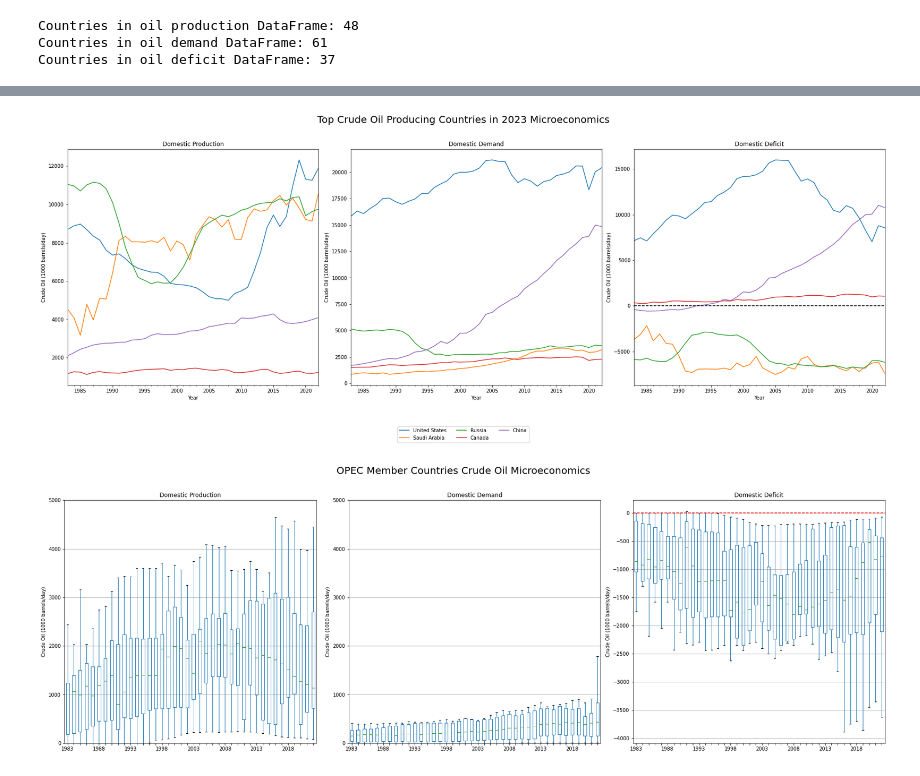
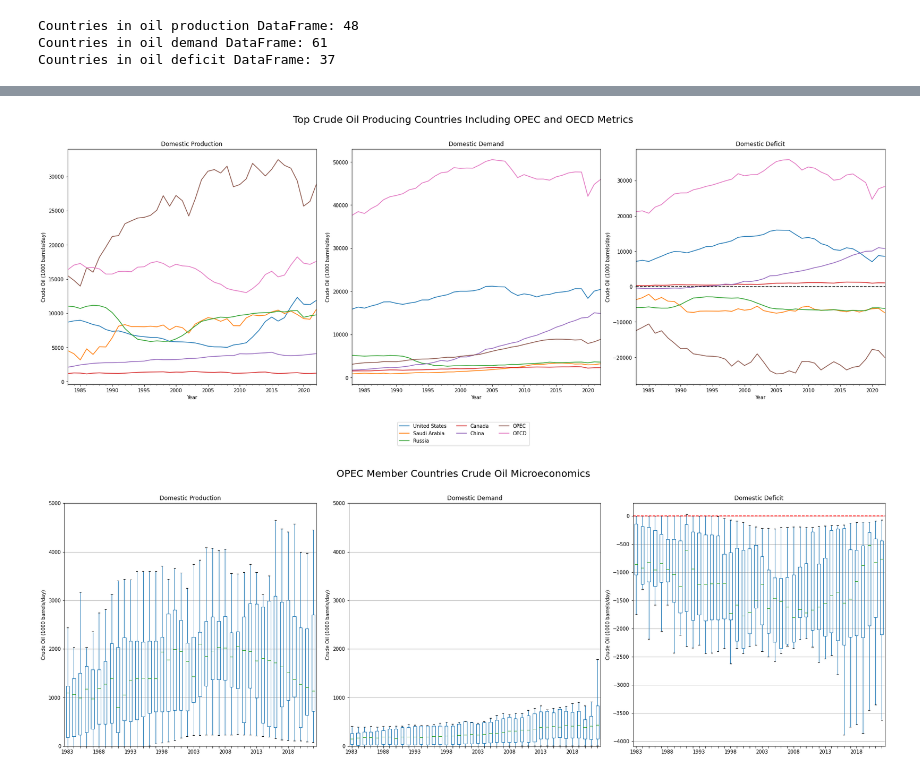
Before and after one commit to willcrodman/data_science_final_project, a Jupyter notebook: milestone_2.ipynb, the cells around one changed output, grey strips where cells are left out. Saved outputs shown, nothing was run; the diff lists cells and outputs as text; code cells hidden in the pictures.

```diff
--- a/milestone_2.ipynb
+++ b/milestone_2.ipynb
@@ -193,10 +193,10 @@ def box_plot_production(cols, title=None):
     fig.suptitle(title, fontsize=20, y=1.02)
     plt.tight_layout()
 # %%
-top_oil_producing_countries = ["United States", "Saudi Arabia", "Russia", "Canada", "China"]
-line_plot_production(top_oil_producing_countries, title="Top Crude Oil Producing Countries in 2023 Metrics")
+top_oil_producing_countries = ["United States", "Saudi Arabia", "Russia", "Canada", "China", "OPEC", "OECD"]
+line_plot_production(top_oil_producing_countries, title="Top Crude Oil Producing Countries Including OPEC and OECD Metrics")
 # %% [output]
-[figure, old version]
+[figure, new version]
 # %%
 box_plot_production(opec_countries, title="OPEC Member Countries Crude Oil Metrics")
 # %% [output]
```
Also changed, not shown: parts of 20 cells of this notebook.
